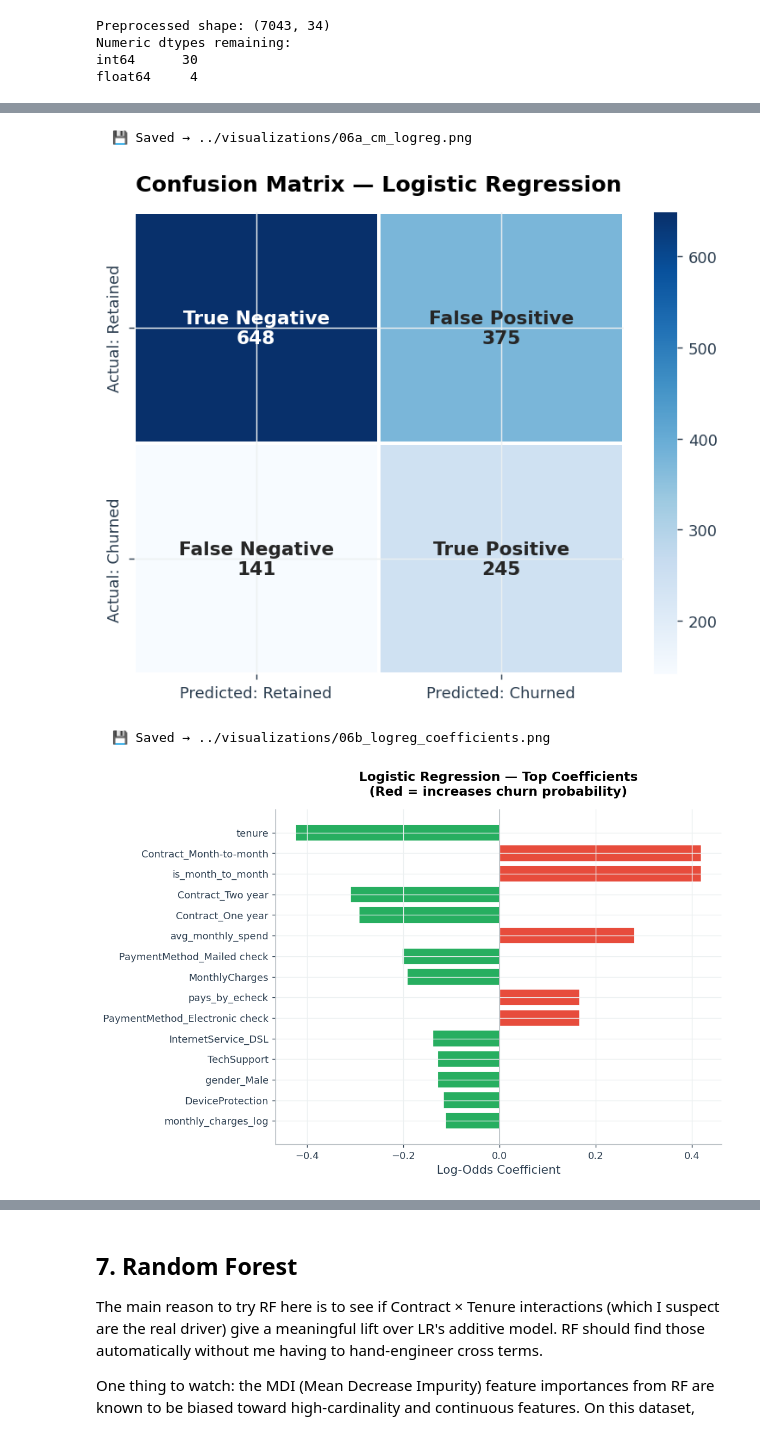
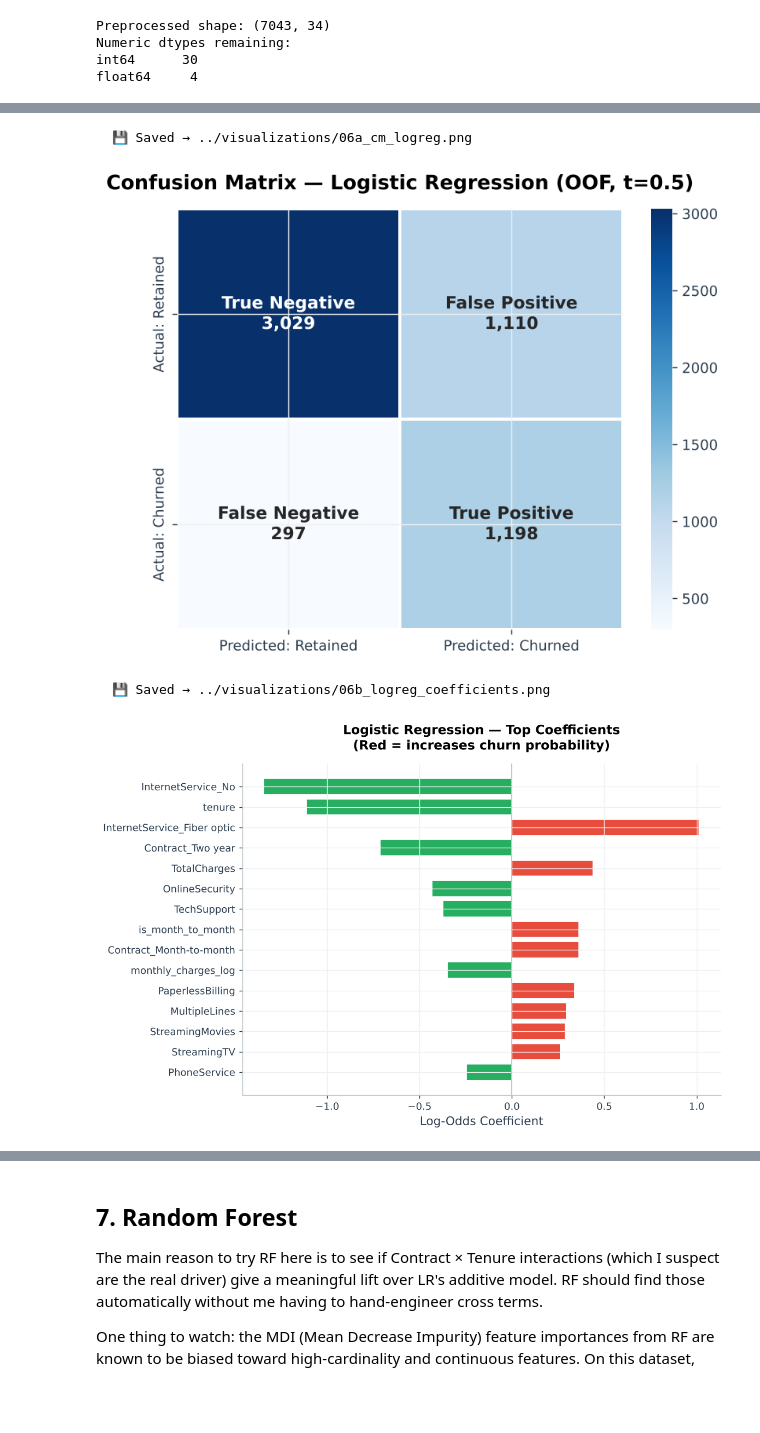
Before and after one commit to jordanshamu/customer-churn-prediction, a Jupyter notebook: notebooks/churn_prediction.ipynb, the cells around one changed output, grey strips where cells are left out. Saved outputs shown, nothing was run; the diff lists cells and outputs as text; code cells hidden in the pictures; blank space fills up the shorter version.

```diff
--- a/notebooks/churn_prediction.ipynb
+++ b/notebooks/churn_prediction.ipynb
@@ -376,12 +426,14 @@ fig.tight_layout()
 save_fig(fig, "04_service_churn_heatmap.png", str(VIZ_DIR))
 plt.show()
 
-print("\n📌 Service Adoption Insight:")
-print("  • The pattern is clear: customers without OnlineSecurity, TechSupport, or Backup")
-print("    churn at 2–3× the rate of subscribers.")
-print("  • But there's a confound here I want to be honest about: customers with more services")
-print("    also tend to be on longer contracts and have been around longer. So the lower churn")
-print("    could be the services creating stickiness, or it could be that sticky customers")
-print("    just buy more services. The model can't tell us which — an experiment could.")
+ratios = {s: svc_df.loc[s, "No"] / svc_df.loc[s, "Yes"] for s in ["OnlineSecurity", "TechSupport", "OnlineBackup"]}
+findings["churn_rate_by_service_pct"] = svc_df.round(1).to_dict(orient="index")
+
+print("\n📌 Service Adoption Insight (computed, internet customers only):")
+for s_name, r in ratios.items():
+    print(f"  • {s_name:15s}: {svc_df.loc[s_name, 'No']:.1f}% churn without vs. {svc_df.loc[s_name, 'Yes']:.1f}% with ({r:.1f}×)")
+print("  • Confound: customers with more services also tend to be on longer contracts and have")
+print("    been around longer. Lower churn could be the services creating stickiness, or sticky")
+print("    customers buying more services. The model can't tell us which — an experiment could.")
 # %% [output]
   💾 Saved → ../visualizations/04_service_churn_heatmap.png
@@ -443,7 +495,7 @@ I considered and dropped a `contract_tenure_interaction` (contract type × tenur
 # %%
 # ── Apply feature engineering ─────────────────────────────────────────────
+# is_high_value here uses a full-data cutoff for EDA only; §5 recomputes it from the training split.
 df = engineer_features(df_raw)
-df["TotalCharges"] = pd.to_numeric(df["TotalCharges"], errors="coerce")
 
 # Verify new features
 new_features = ["tenure_band", "monthly_charges_log", "avg_monthly_spend",
@@ -641,33 +696,38 @@ Cross-Validation (5-fold stratified, training data):
 # %%
 # ── Confusion matrix ──────────────────────────────────────────────────────
-from sklearn.metrics import confusion_matrix
-lr_cm = confusion_matrix(y_test, (lr_prob >= 0.5).astype(int))
-plot_confusion_matrix(lr_cm, "Logistic Regression", viz_dir=str(VIZ_DIR), filename="06a_cm_logreg.png")
+# Out-of-fold training predictions at the default 0.5 threshold (the test set is
+# reserved for one evaluation of the chosen model in §10)
+lr_cm = confusion_matrix(y_train, (lr_oof >= 0.5).astype(int))
+plot_confusion_matrix(lr_cm, "Logistic Regression (OOF, t=0.5)", viz_dir=str(VIZ_DIR), filename="06a_cm_logreg.png")
 
 # ── Coefficient analysis ───────────────────────────────────────────────────
-coef_df = pd.DataFrame({
-    "feature": X_train_scaled.columns,
-    "coef":    lr.coef_[0]
-}).sort_values("coef", key=abs, ascending=False).head(15)
+coef_all = pd.DataFrame({
+    "feature": lr.named_steps["prep"].get_feature_names_out(),
+    "coef":    lr.named_steps["clf"].coef_[0]
+})
+coef_df = coef_all.sort_values("coef", key=abs, ascending=False).head(15)
 
 fig, ax = plt.subplots(figsize=(9, 6))
 colors = [PALETTE["accent"] if c > 0 else PALETTE["safe"] for c in coef_df["coef"]]
 ax.barh(coef_df["feature"][::-1], coef_df["coef"][::-1], color=colors[::-1], edgecolor="white")
 ax.axvline(0, color=PALETTE["grid"], lw=1)
 ax.set_xlabel("Log-Odds Coefficient")
 ax.set_title("Logistic Regression — Top Coefficients\n(Red = increases churn probability)", fontsize=13, fontweight="bold")
 fig.tight_layout()
 save_fig(fig, "06b_logreg_coefficients.png", str(VIZ_DIR))
 plt.show()
 
-print("\n📌 Logistic Regression Interpretation:")
-print("  • The coefficient chart reads like a cheatsheet for the rest of this notebook:")
-print("    month-to-month contract and e-check are the biggest positive drivers, tenure is")
-print("    the biggest negative. No surprises — but the fact that LR captures this cleanly")
-print("    with just linear terms tells me the signal here is strong and mostly additive.")
-print("  • Two-year contract is the single strongest retention signal in the data.")
+top_pos = coef_all.nlargest(3, "coef")
+top_neg = coef_all.nsmallest(3, "coef")
+print("\n📌 Logistic Regression Interpretation (computed):")
+print("  • Largest positive coefficients (raise churn odds): " +
+      ", ".join(f"{r.feature} ({r.coef:+.2f})" for r in top_pos.itertuples()))
+print("  • Largest negative coefficients (lower churn odds): " +
+      ", ".join(f"{r.feature} ({r.coef:+.2f})" for r in top_neg.itertuples()))
+print("  • Scaled numeric features and correlated dummies (e.g. tenure vs. TotalCharges) share")
+print("    weight, so read individual coefficients with care.")
 # %% [output]
   💾 Saved → ../visualizations/06a_cm_logreg.png
-[figure, old version]
+[figure, new version]
   💾 Saved → ../visualizations/06b_logreg_coefficients.png
-[figure, old version]
+[figure, new version]
```
Also changed, not shown: parts of 49 cells of this notebook, 27 other files.
